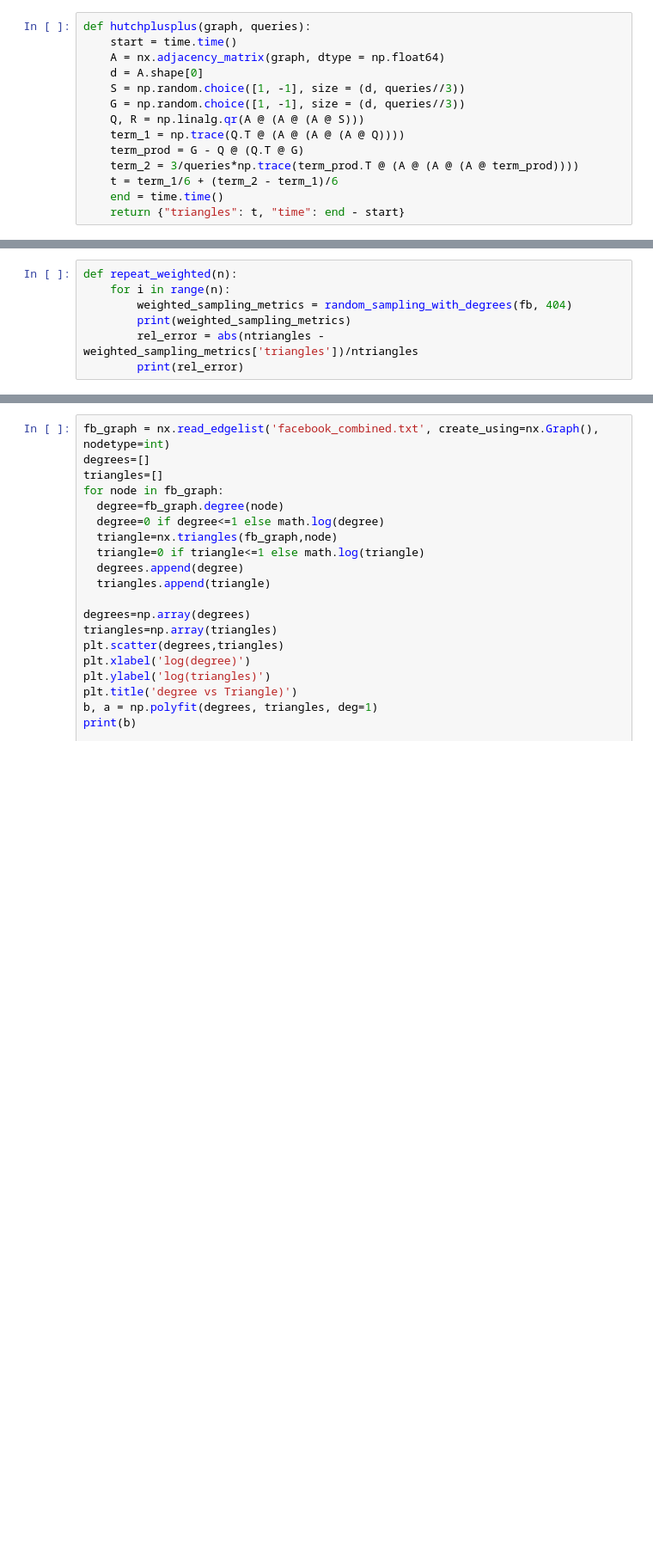
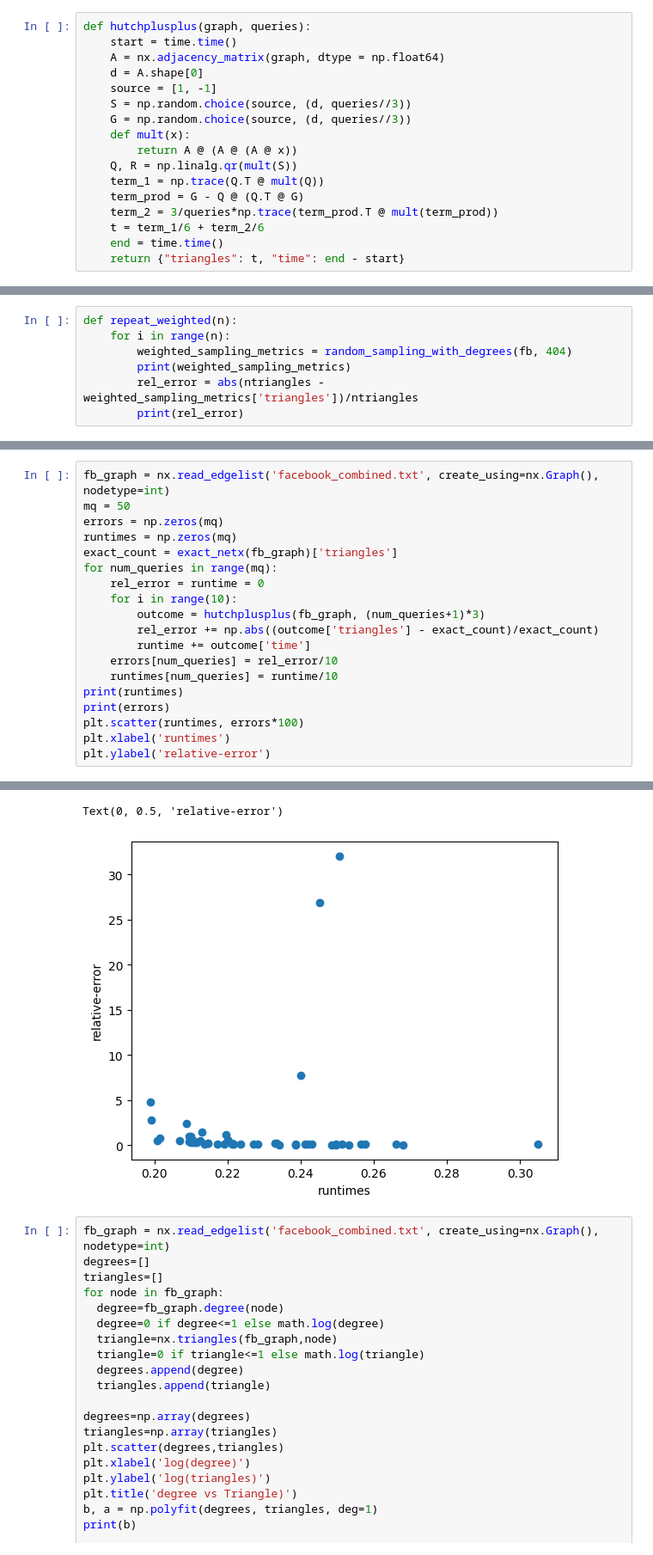
Before and after one commit to lous-e/fast-lin-alg, a Jupyter notebook: main.ipynb, the cells around one changed output, grey strips where cells are left out. Shown at 86% size. Cells and saved outputs as stored; diff of their text form; blank space fills up the shorter version.

Commit message:
Add files via upload
added hutchplusplus and related testing

```diff
--- a/main.ipynb
+++ b/main.ipynb
@@ -73,13 +73,16 @@ def hutchplusplus(graph, queries):
     start = time.time()
     A = nx.adjacency_matrix(graph, dtype = np.float64)
     d = A.shape[0]
-    S = np.random.choice([1, -1], size = (d, queries//3))
-    G = np.random.choice([1, -1], size = (d, queries//3))
-    Q, R = np.linalg.qr(A @ (A @ (A @ S)))
-    term_1 = np.trace(Q.T @ (A @ (A @ (A @ Q))))
+    source = [1, -1]
+    S = np.random.choice(source, (d, queries//3))
+    G = np.random.choice(source, (d, queries//3))
+    def mult(x):
+        return A @ (A @ (A @ x))
+    Q, R = np.linalg.qr(mult(S))
+    term_1 = np.trace(Q.T @ mult(Q))
     term_prod = G - Q @ (Q.T @ G)
-    term_2 = 3/queries*np.trace(term_prod.T @ (A @ (A @ (A @ term_prod))))
-    t = term_1/6 + (term_2 - term_1)/6
+    term_2 = 3/queries*np.trace(term_prod.T @ mult(term_prod))
+    t = term_1/6 + term_2/6
     end = time.time()
     return {"triangles": t, "time": end - start}
 # %%
@@ -259,0 +264,20 @@ Times: [('exact_trace', 0.9511203289031982)]
+# %%
+fb_graph = nx.read_edgelist('facebook_combined.txt', create_using=nx.Graph(), nodetype=int)
+mq = 50
+errors = np.zeros(mq)
+runtimes = np.zeros(mq)
+exact_count = exact_netx(fb_graph)['triangles']
+for num_queries in range(mq):
+    rel_error = runtime = 0
+    for i in range(10):
+        outcome = hutchplusplus(fb_graph, (num_queries+1)*3)
+        rel_error += np.abs((outcome['triangles'] - exact_count)/exact_count)
+        runtime += outcome['time']
+    errors[num_queries] = rel_error/10
+    runtimes[num_queries] = runtime/10
+print(runtimes)
+print(errors)
+plt.scatter(runtimes, errors*100)
+plt.xlabel('runtimes')
+plt.ylabel('relative-error')
+# %% [output]
@@ -260,3 +302,5 @@ Times: [('exact_trace', 0.9511203289031982)]
+Text(0, 0.5, 'relative-error')
+[figure, added]
 # %%
 fb_graph = nx.read_edgelist('facebook_combined.txt', create_using=nx.Graph(), nodetype=int)
 degrees=[]
```
Also changed, not shown: parts of 4 cells of this notebook.
